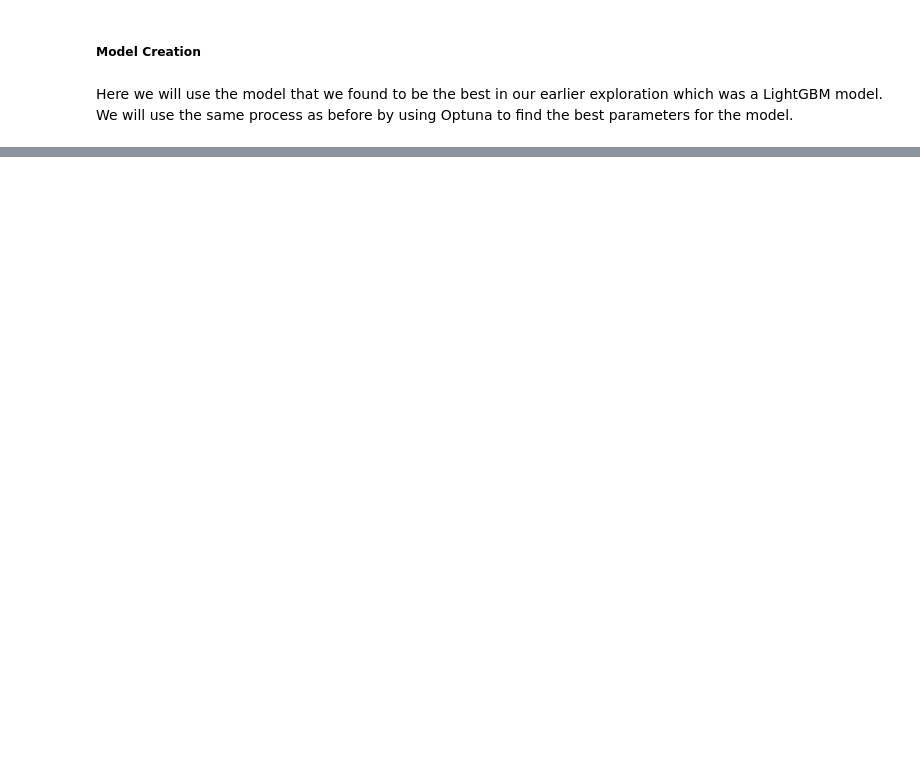
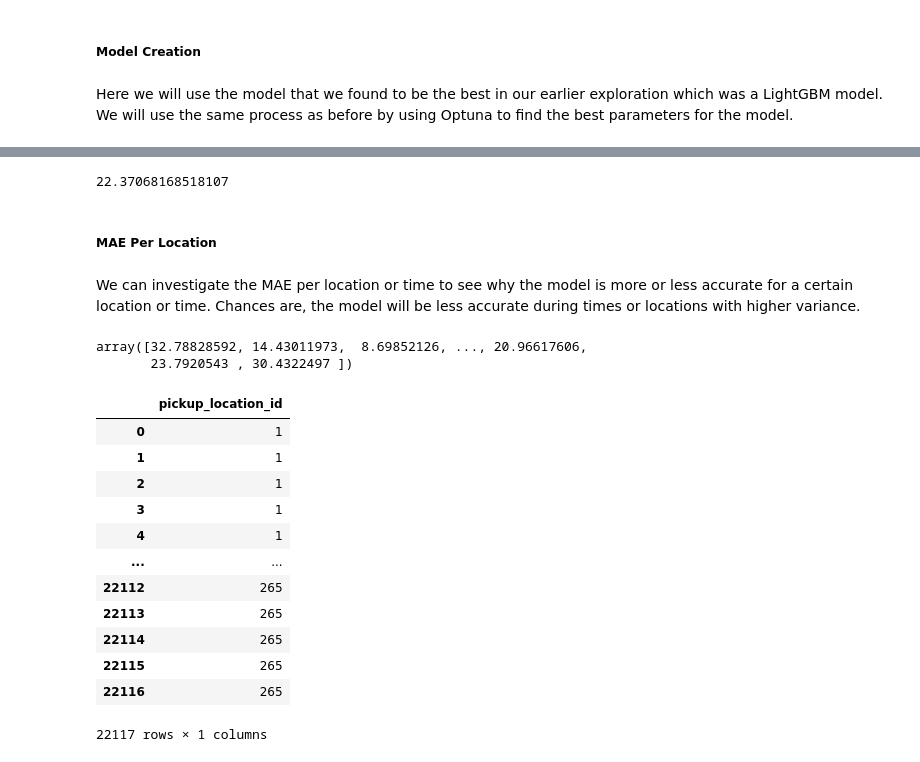
Before and after one commit to ryslipe/taxi_demand_predictor, a Jupyter notebook: notebooks/13_model_training_pipeline.ipynb, the cells around one changed output, grey strips where cells are left out. Cells and saved outputs as stored; diff of their text form; code cells hidden in the pictures; blank space fills up the shorter version.

```diff
--- a/notebooks/13_model_training_pipeline.ipynb
+++ b/notebooks/13_model_training_pipeline.ipynb
@@ -193,7 +191,7 @@ from src.data_split import train_test_split
 
 # training data -> from January 2022 up until 1 month ago
 # test data -> last month
-cutoff_date = pd.to_datetime(date.today() - timedelta(days=28*1), utc=True)
+cutoff_date = pd.to_datetime(date.today() - timedelta(days=28*3), utc=True)
 
 print(f'{cutoff_date=}')
 
@@ -262,0 +353,16 @@ def objective(trial: optuna.trial.Trial) -> float:
+# %%
+# mean absolute error
+predictions = pipeline.predict(X_test)
+mae = mean_absolute_error(y_test, predictions)
+print(f'{mae}')
+# %% [output]
+22.37068168518107
+# %% [markdown]
+##### MAE Per Location
+# %% [markdown]
+We can investigate the MAE per location or time to see why the model is more or less accurate for a certain location or time. Chances are, the model will be less accurate during times or locations with higher variance.
+# %%
+predictions
+# %% [output]
+array([32.78828592, 14.43011973,  8.69852126, ..., 20.96617606,
+       23.7920543 , 30.4322497 ])
@@ -262,0 +372,16 @@ def objective(trial: optuna.trial.Trial) -> float:
+# %%
+segmented_mae
+# %% [output]
+|  | pickup_location_id |
+| 0 | 1 |
+| 1 | 1 |
+| 2 | 1 |
+| 3 | 1 |
+| 4 | 1 |
+| ... | ... |
+| 22112 | 265 |
+| 22113 | 265 |
+| 22114 | 265 |
+| 22115 | 265 |
+| 22116 | 265 |
+22117 rows × 1 columns
```
Also changed, not shown: parts of 29 cells of this notebook.
